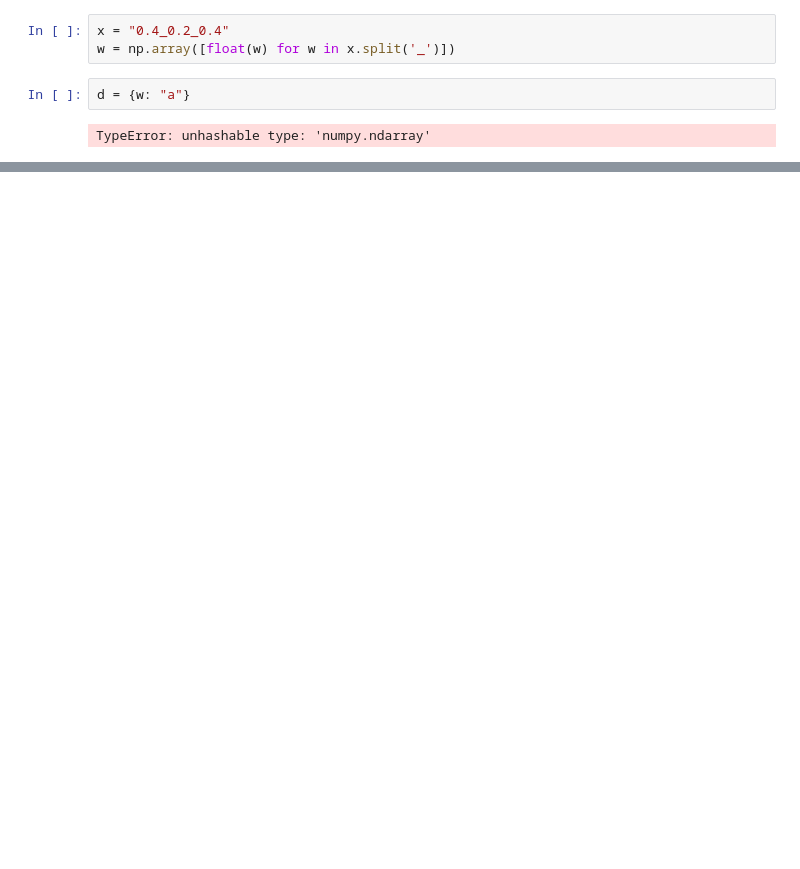
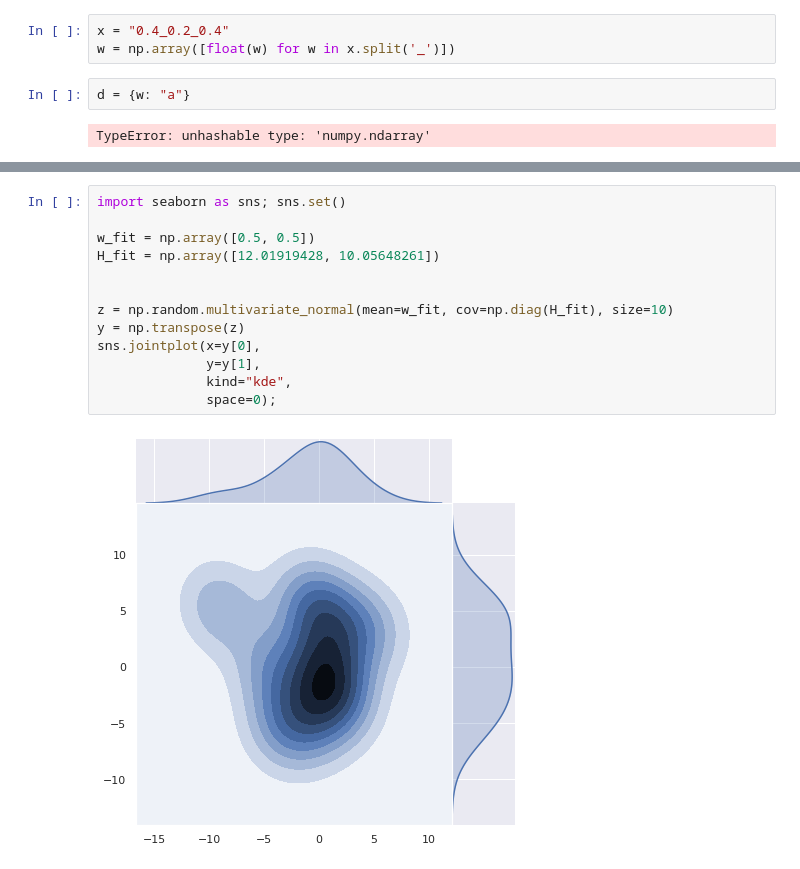
Before and after one commit to BenjaminEngelman/PreferenceElicitationMORL, a Jupyter notebook: explore.ipynb, the cells around one changed output, grey strips where cells are left out. Cells and saved outputs as stored; diff of their text form; blank space fills up the shorter version.

```diff
--- a/explore.ipynb
+++ b/explore.ipynb
@@ -598,0 +953,15 @@ TypeError: unhashable type: 'numpy.ndarray'
+# %%
+import seaborn as sns; sns.set()
+
+w_fit = np.array([0.5, 0.5])
+H_fit = np.array([12.01919428, 10.05648261])
+
+
+z = np.random.multivariate_normal(mean=w_fit, cov=np.diag(H_fit), size=10)
+y = np.transpose(z)
+sns.jointplot(x=y[0],
+              y=y[1],
+              kind="kde",
+              space=0);
+# %% [output]
+[figure, added]
```
Also changed, not shown: parts of 146 cells of this notebook, 16 other files.
